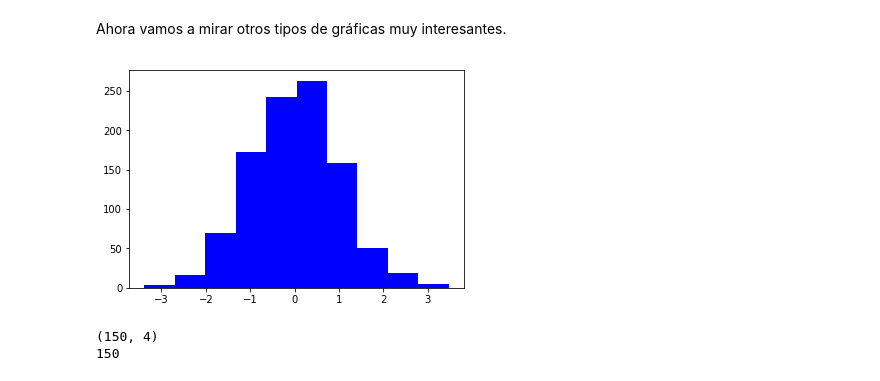
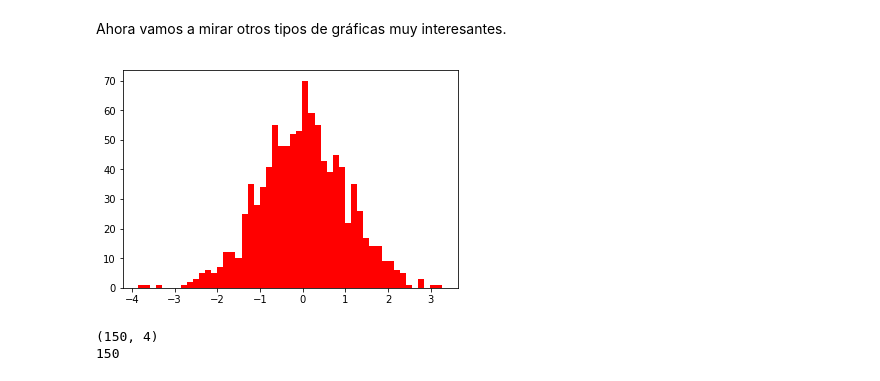
Before and after one commit to arcila-heisman/ml_introductory_labs, a Jupyter notebook: Intro/Intro.ipynb, the cells around one changed output. Saved outputs shown, nothing was run; the diff lists cells and outputs as text; code cells hidden in the pictures.

```diff
--- a/Intro/Intro.ipynb
+++ b/Intro/Intro.ipynb
@@ -547,10 +567,10 @@ $p(\mu - 3\sigma \lt X \leq \mu + 3\sigma) = 0.997 = 99.7\%$
 Ahora vamos a mirar otros tipos de gráficas muy interesantes.
 # %%
 p = np.random.randn(1000)
-plt.hist(p, color = 'b')
+plt.hist(p, bins=50, color = 'r')
 plt.show()
 # %% [output]
-[figure, old version]
+[figure, new version]
 # %%
 from sklearn import datasets
 iris = datasets.load_iris()
```
Also changed, not shown: parts of 16 cells of this notebook.
